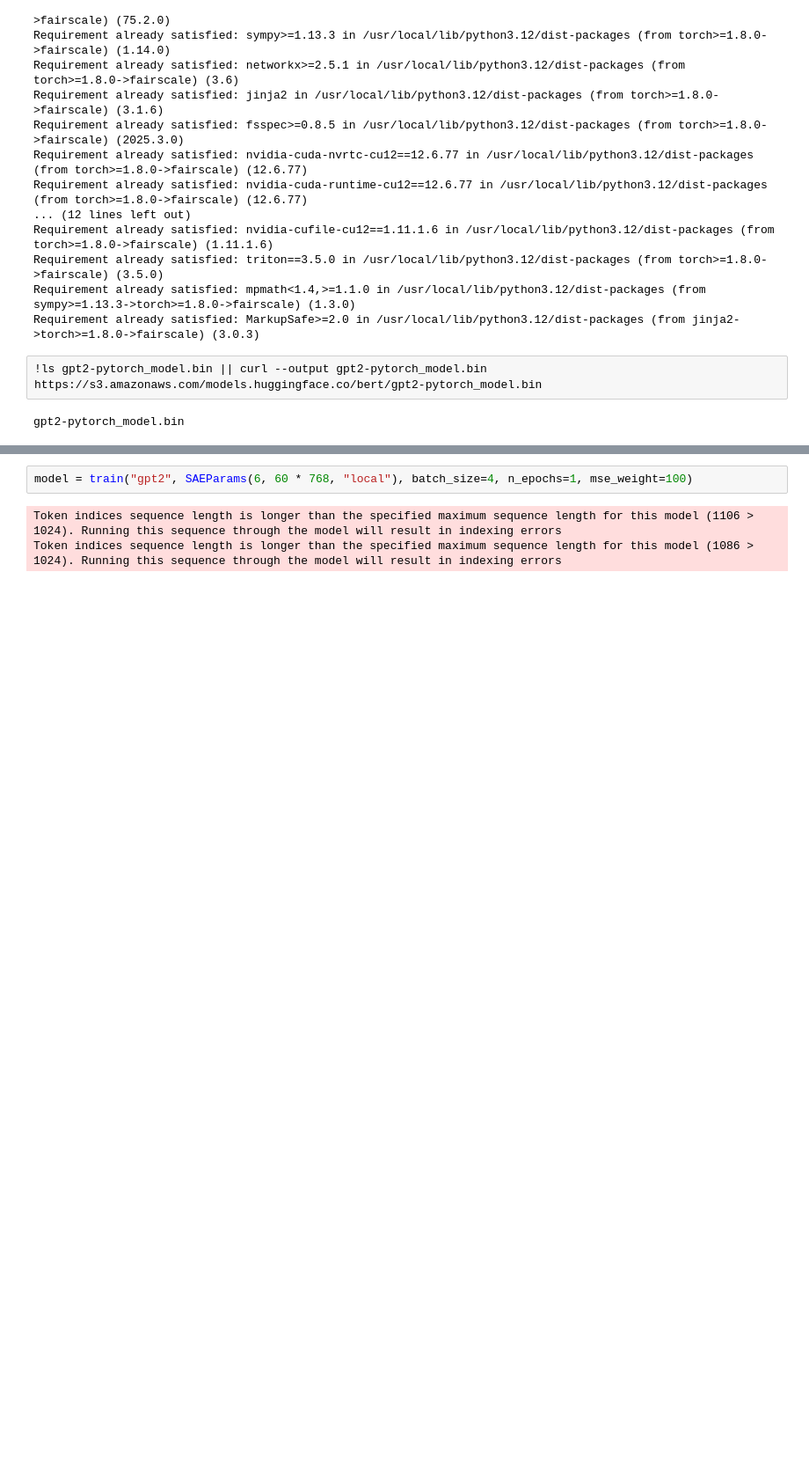
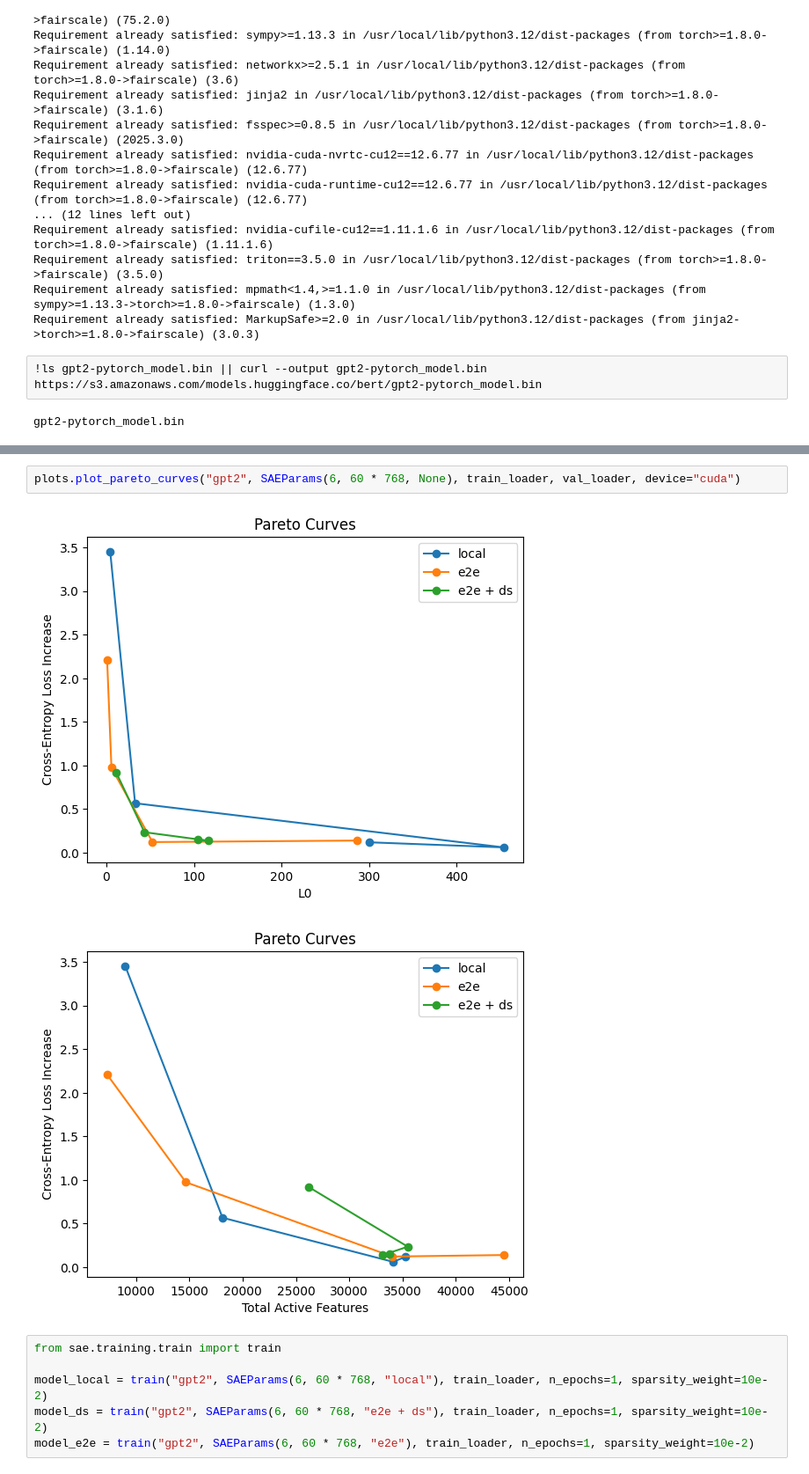
Before and after one commit to truth771/e2e-sae, a Jupyter notebook: main.ipynb, the cells around one changed output, grey strips where cells are left out. Shown at 88% size. Saved outputs shown, nothing was run; the diff lists cells and outputs as text; blank space fills up the shorter version.

```diff
--- a/main.ipynb
+++ b/main.ipynb
@@ -50,6 +65,12 @@ from sae.models import get_model
+# %%
+plots.plot_pareto_curves("gpt2", SAEParams(6, 60 * 768, None), train_loader, val_loader, device="cuda")
+# %% [output]
+[figure, added]
+[figure, added]
 # %%
-model = train("gpt2", SAEParams(6, 60 * 768, "local"), batch_size=4, n_epochs=1, mse_weight=100)
+from sae.training.train import train
+
+model_local = train("gpt2", SAEParams(6, 60 * 768, "local"), train_loader, n_epochs=1, sparsity_weight=10e-2)
+model_ds = train("gpt2", SAEParams(6, 60 * 768, "e2e + ds"), train_loader, n_epochs=1, sparsity_weight=10e-2)
+model_e2e = train("gpt2", SAEParams(6, 60 * 768, "e2e"), train_loader, n_epochs=1, sparsity_weight=10e-2)
-# %% [output]
-Token indices sequence length is longer than the specified maximum sequence length for this model (1106 > 1024). Running this sequence through the model will result in indexing errors
-Token indices sequence length is longer than the specified maximum sequence length for this model (1086 > 1024). Running this sequence through the model will result in indexing errors
 # %%
```
Also changed, not shown: parts of 12 cells of this notebook.
